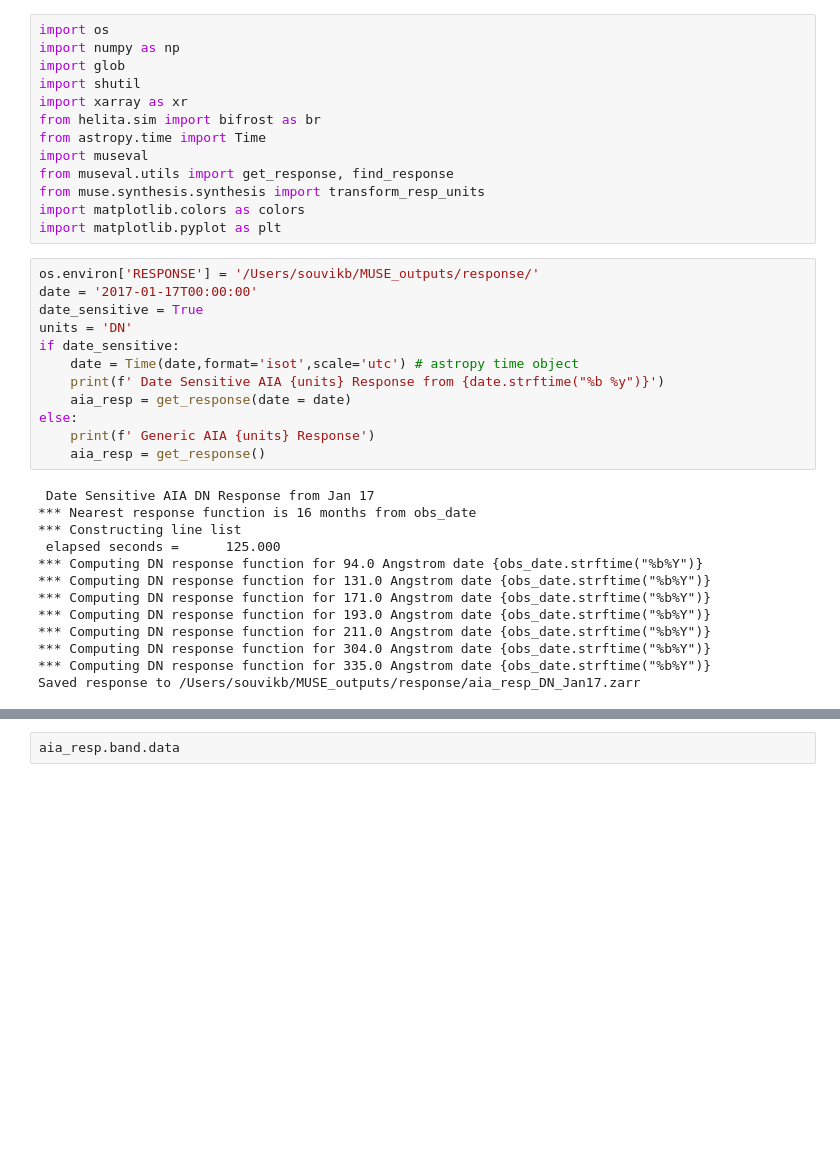
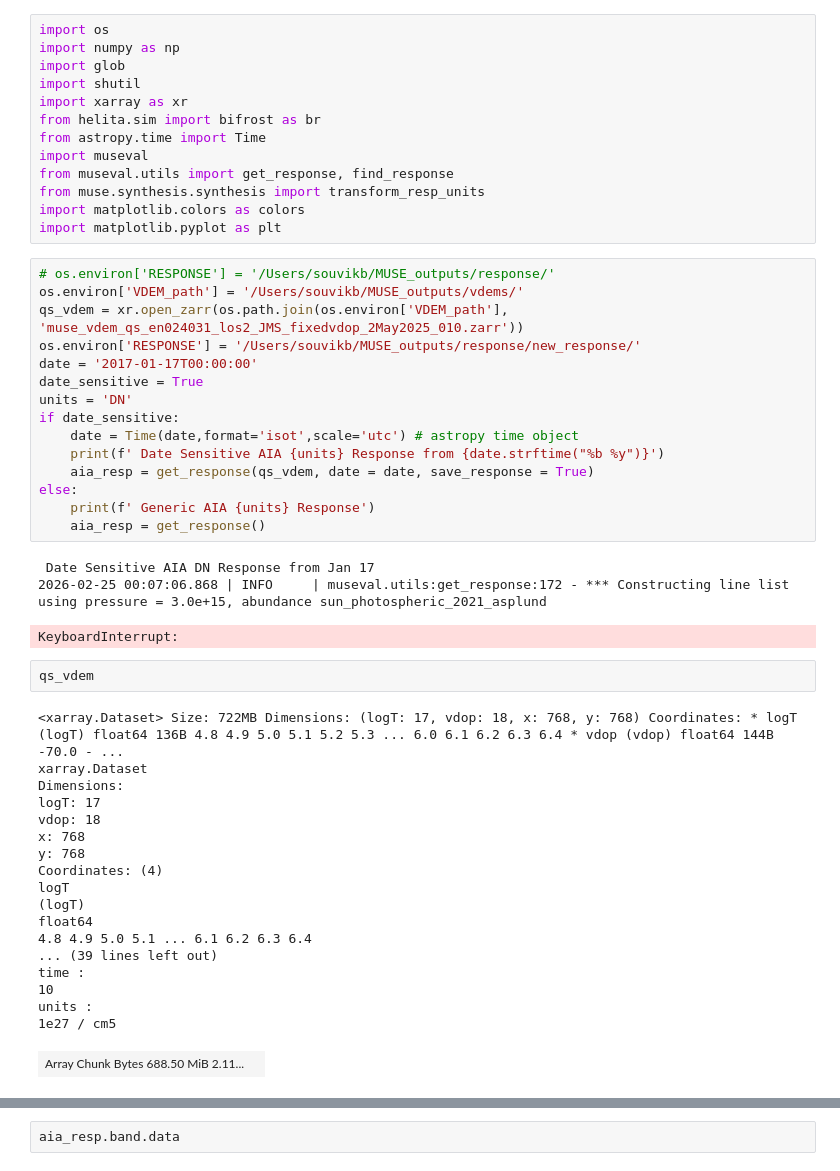
Before and after one commit to souvikita/muse_validation_pipeline, a Jupyter notebook: museval/working_codes/test_new_response.ipynb, the cells around one changed output, grey strips where cells are left out. Drawn from its saved outputs; the diff is of its cells as text; blank space fills up the shorter version.

```diff
--- a/museval/working_codes/test_new_response.ipynb
+++ b/museval/working_codes/test_new_response.ipynb
@@ -12,27 +12,42 @@ from muse.synthesis.synthesis import transform_resp_units
 import matplotlib.colors as colors
 import matplotlib.pyplot as plt
 # %%
-os.environ['RESPONSE'] = '/Users/souvikb/MUSE_outputs/response/'
+# os.environ['RESPONSE'] = '/Users/souvikb/MUSE_outputs/response/'
+os.environ['VDEM_path'] = '/Users/souvikb/MUSE_outputs/vdems/'
+qs_vdem = xr.open_zarr(os.path.join(os.environ['VDEM_path'], 'muse_vdem_qs_en024031_los2_JMS_fixedvdop_2May2025_010.zarr'))
+os.environ['RESPONSE'] = '/Users/souvikb/MUSE_outputs/response/new_response/'
 date = '2017-01-17T00:00:00'
 date_sensitive = True
 units = 'DN'
 if date_sensitive:
     date = Time(date,format='isot',scale='utc') # astropy time object
     print(f' Date Sensitive AIA {units} Response from {date.strftime("%b %y")}')
-    aia_resp = get_response(date = date)
+    aia_resp = get_response(qs_vdem, date = date, save_response = True)
 else:
     print(f' Generic AIA {units} Response')
     aia_resp = get_response()
 # %% [output]
  Date Sensitive AIA DN Response from Jan 17
-*** Nearest response function is 16 months from obs_date
-*** Constructing line list
- elapsed seconds =      125.000
-*** Computing DN response function for 94.0 Angstrom date {obs_date.strftime("%b%Y")}
-*** Computing DN response function for 131.0 Angstrom date {obs_date.strftime("%b%Y")}
-*** Computing DN response function for 171.0 Angstrom date {obs_date.strftime("%b%Y")}
-*** Computing DN response function for 193.0 Angstrom date {obs_date.strftime("%b%Y")}
-*** Computing DN response function for 211.0 Angstrom date {obs_date.strftime("%b%Y")}
-*** Computing DN response function for 304.0 Angstrom date {obs_date.strftime("%b%Y")}
-*** Computing DN response function for 335.0 Angstrom date {obs_date.strftime("%b%Y")}
-Saved response to /Users/souvikb/MUSE_outputs/response/aia_resp_DN_Jan17.zarr
+2026-02-25 00:07:06.868 | INFO     | museval.utils:get_response:172 - *** Constructing line list using pressure = 3.0e+15, abundance sun_photospheric_2021_asplund
+KeyboardInterrupt:
+# %%
+qs_vdem
+# %% [output]
+<xarray.Dataset> Size: 722MB Dimensions: (logT: 17, vdop: 18, x: 768, y: 768) Coordinates: * logT (logT) float64 136B 4.8 4.9 5.0 5.1 5.2 5.3 ... 6.0 6.1 6.2 6.3 6.4 * vdop (vdop) float64 144B -70.0 - ...
+xarray.Dataset
+Dimensions:
+logT: 17
+vdop: 18
+x: 768
+y: 768
+Coordinates: (4)
+logT
+(logT)
+float64
+4.8 4.9 5.0 5.1 ... 6.1 6.2 6.3 6.4
+... (39 lines left out)
+time :
+10
+units :
+1e27 / cm5
+| Array Chunk Bytes 688.50 MiB 2.11... |  |
```
Also changed, not shown: parts of 1 cell of this notebook.
